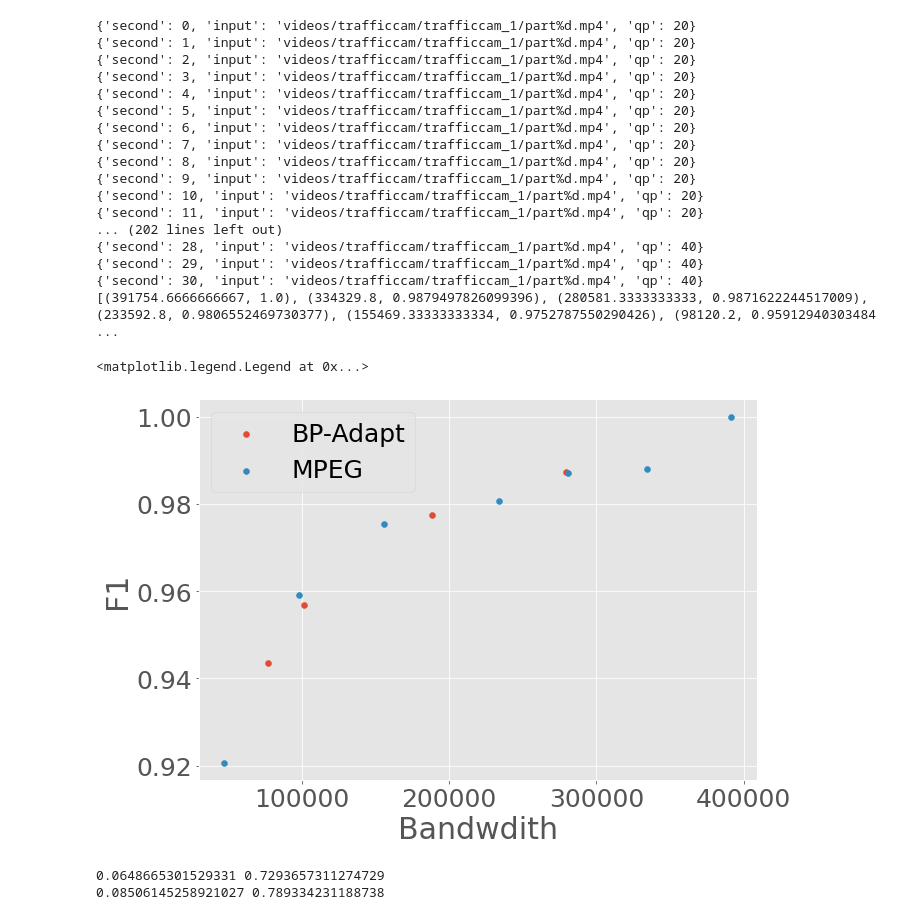
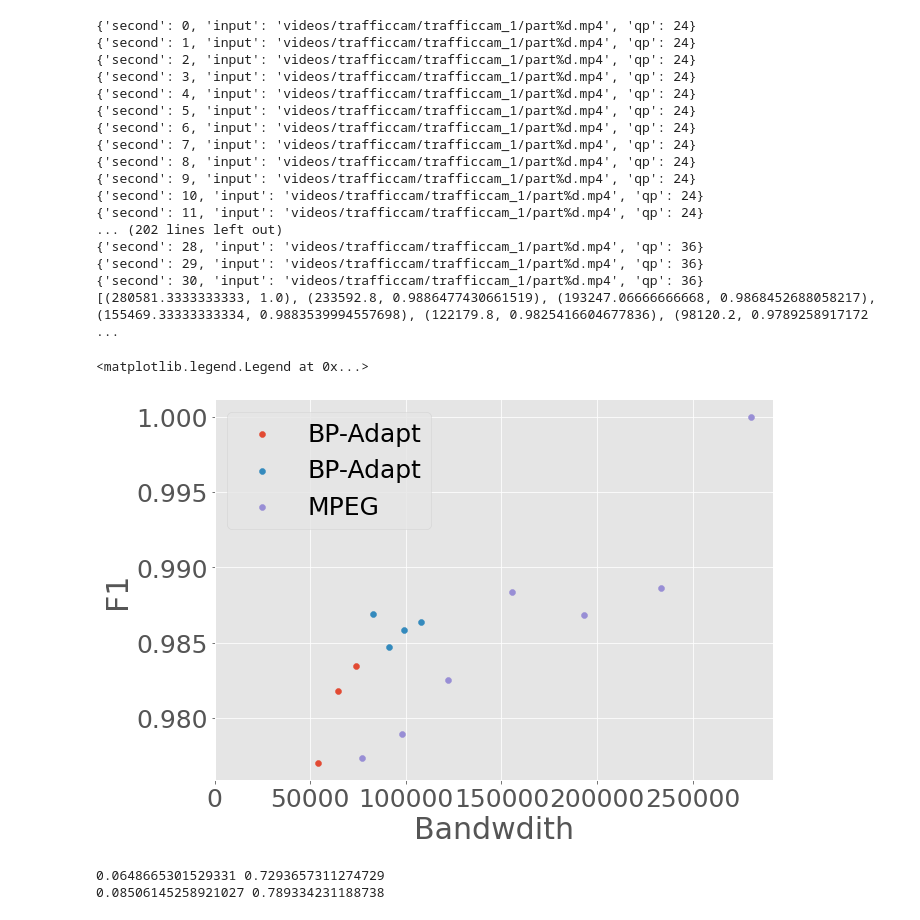
Before and after one commit to KuntaiDu/OneAdapt, a Jupyter notebook: visualize_accuracy_macroblock.ipynb, the cells around one changed output. Cells and saved outputs as stored; diff of their text form; code cells hidden in the pictures.

```diff
--- a/visualize_accuracy_macroblock.ipynb
+++ b/visualize_accuracy_macroblock.ipynb
@@ -1,6 +1,7 @@
 # %%
 import matplotlib.pyplot as plt
-from config import settings
+
+# from config import settings
 
 import pymongo
 %matplotlib inline
@@ -9,4 +10,4 @@ plt.style.use('ggplot')
 plt.rcParams['font.size'] = 25
 
 # db = pymongo.MongoClient("mongodb://localhost:27017/")['Jan16_cloudseg_saliency_loss']
-db = pymongo.MongoClient("mongodb://localhost:27017/")['Feb23_macroblock']
+db = pymongo.MongoClient("mongodb://localhost:27017/")['Mar26_roi_coco']
@@ -46,53 +44,73 @@ def query_approach(fmt, approach="", column='stats'):
         pass
 
 
 
     return np.mean([i['bw'] for i in stats]), np.mean([i['f1'] for i in stats])
     # ax[1].plot(range(len(f1s)), [i['f1'] for i in f1s], label=label)
 
 
 fig, ax = plt.subplots(figsize=(10, 7))
 
 
 
+# x = []
+# for bw_weight in [ 0.1]:
+#     loss_type = 'saliency_error'
+#     approach = f'backprop_macroblocks_bwperc_{bw_weight}'
+#     x.append(query_approach(fmt, approach))
+
+# ax.scatter([i[0] for i in x], [i[1] for i in x], label='BP-Adapt')
+
+
 x = []
-for bw_weight in [ 0.005, 0.05, 0.03, 0.01]:
+for bw_perc in [ 0.2, 0.15, 0.1]:
     loss_type = 'saliency_error'
-    approach = f'backprop_sigmoid_{loss_type}_macroblocks_newthresh_weight_{bw_weight}'
+    approach = f'backprop_macroblocks_bwperc_{bw_perc}_prevsaliency_roi'
     x.append(query_approach(fmt, approach))
 
 ax.scatter([i[0] for i in x], [i[1] for i in x], label='BP-Adapt')
 
+
 x = []
-for qp in [20, 22, 24, 26, 30, 34, 40]:
+for bw_perc in [0.25, 0.2, 0.15, 0.1]:
+    loss_type = 'saliency_error'
+    approach = f'backprop_macroblocks_bwperc_{bw_perc}_prevsaliency_roi_lowqp36'
+    x.append(query_approach(fmt, approach))
+
+ax.scatter([i[0] for i in x], [i[1] for i in x], label='BP-Adapt')
+
+
+x = []
+for qp in [24, 26, 28, 30, 32, 34, 36]:
     x.append(query_approach(fmt, {'qp': qp}))
 
 print(x)
 
 ax.scatter([i[0] for i in x], [i[1] for i in x], label='MPEG')
 ax.set_xlabel('Bandwdith')
 ax.set_ylabel('F1')
+ax.set_xlim(left=0)
 ax.legend()
 # %% [output]
-{'second': 0, 'input': 'videos/trafficcam/trafficcam_1/part%d.mp4', 'qp': 20}
-{'second': 1, 'input': 'videos/trafficcam/trafficcam_1/part%d.mp4', 'qp': 20}
-{'second': 2, 'input': 'videos/trafficcam/trafficcam_1/part%d.mp4', 'qp': 20}
-{'second': 3, 'input': 'videos/trafficcam/trafficcam_1/part%d.mp4', 'qp': 20}
-{'second': 4, 'input': 'videos/trafficcam/trafficcam_1/part%d.mp4', 'qp': 20}
-{'second': 5, 'input': 'videos/trafficcam/trafficcam_1/part%d.mp4', 'qp': 20}
-{'second': 6, 'input': 'videos/trafficcam/trafficcam_1/part%d.mp4', 'qp': 20}
-{'second': 7, 'input': 'videos/trafficcam/trafficcam_1/part%d.mp4', 'qp': 20}
-{'second': 8, 'input': 'videos/trafficcam/trafficcam_1/part%d.mp4', 'qp': 20}
-{'second': 9, 'input': 'videos/trafficcam/trafficcam_1/part%d.mp4', 'qp': 20}
-{'second': 10, 'input': 'videos/trafficcam/trafficcam_1/part%d.mp4', 'qp': 20}
-{'second': 11, 'input': 'videos/trafficcam/trafficcam_1/part%d.mp4', 'qp': 20}
+{'second': 0, 'input': 'videos/trafficcam/trafficcam_1/part%d.mp4', 'qp': 24}
+{'second': 1, 'input': 'videos/trafficcam/trafficcam_1/part%d.mp4', 'qp': 24}
+{'second': 2, 'input': 'videos/trafficcam/trafficcam_1/part%d.mp4', 'qp': 24}
+{'second': 3, 'input': 'videos/trafficcam/trafficcam_1/part%d.mp4', 'qp': 24}
+{'second': 4, 'input': 'videos/trafficcam/trafficcam_1/part%d.mp4', 'qp': 24}
+{'second': 5, 'input': 'videos/trafficcam/trafficcam_1/part%d.mp4', 'qp': 24}
+{'second': 6, 'input': 'videos/trafficcam/trafficcam_1/part%d.mp4', 'qp': 24}
+{'second': 7, 'input': 'videos/trafficcam/trafficcam_1/part%d.mp4', 'qp': 24}
+{'second': 8, 'input': 'videos/trafficcam/trafficcam_1/part%d.mp4', 'qp': 24}
+{'second': 9, 'input': 'videos/trafficcam/trafficcam_1/part%d.mp4', 'qp': 24}
+{'second': 10, 'input': 'videos/trafficcam/trafficcam_1/part%d.mp4', 'qp': 24}
+{'second': 11, 'input': 'videos/trafficcam/trafficcam_1/part%d.mp4', 'qp': 24}
 ... (202 lines left out)
-{'second': 28, 'input': 'videos/trafficcam/trafficcam_1/part%d.mp4', 'qp': 40}
-{'second': 29, 'input': 'videos/trafficcam/trafficcam_1/part%d.mp4', 'qp': 40}
-{'second': 30, 'input': 'videos/trafficcam/trafficcam_1/part%d.mp4', 'qp': 40}
-[(391754.6666666667, 1.0), (334329.8, 0.9879497826099396), (280581.3333333333, 0.9871622244517009), (233592.8, 0.9806552469730377), (155469.33333333334, 0.9752787550290426), (98120.2, 0.95912940303484 ...
+{'second': 28, 'input': 'videos/trafficcam/trafficcam_1/part%d.mp4', 'qp': 36}
+{'second': 29, 'input': 'videos/trafficcam/trafficcam_1/part%d.mp4', 'qp': 36}
+{'second': 30, 'input': 'videos/trafficcam/trafficcam_1/part%d.mp4', 'qp': 36}
+[(280581.3333333333, 1.0), (233592.8, 0.9886477430661519), (193247.06666666668, 0.9868452688058217), (155469.33333333334, 0.9883539994557698), (122179.8, 0.9825416604677836), (98120.2, 0.9789258917172 ...
 <matplotlib.legend.Legend at 0x...>
-[figure, old version]
+[figure, new version]
 # %%
 def calc_cost_chameleon(approach, fmt, cost_key='compute'):
 
```
Also changed, not shown: parts of 1 cell of this notebook, 13 other files.
